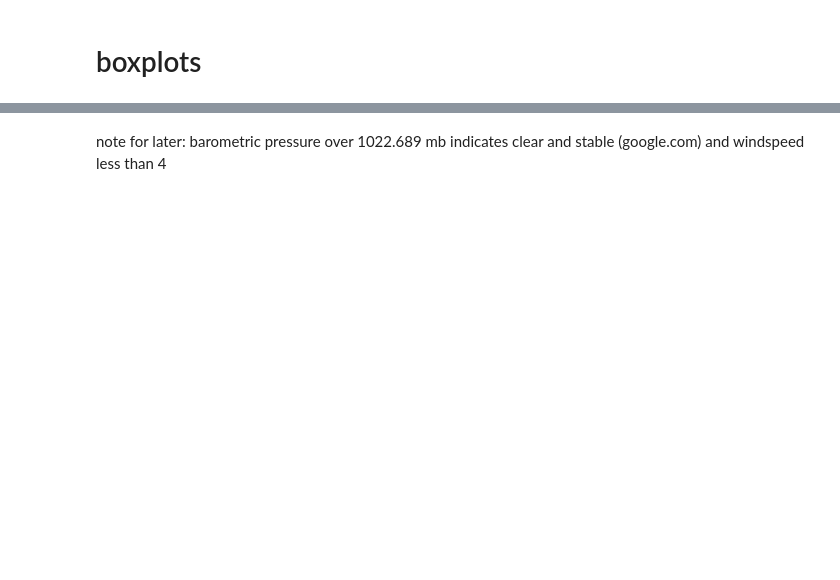
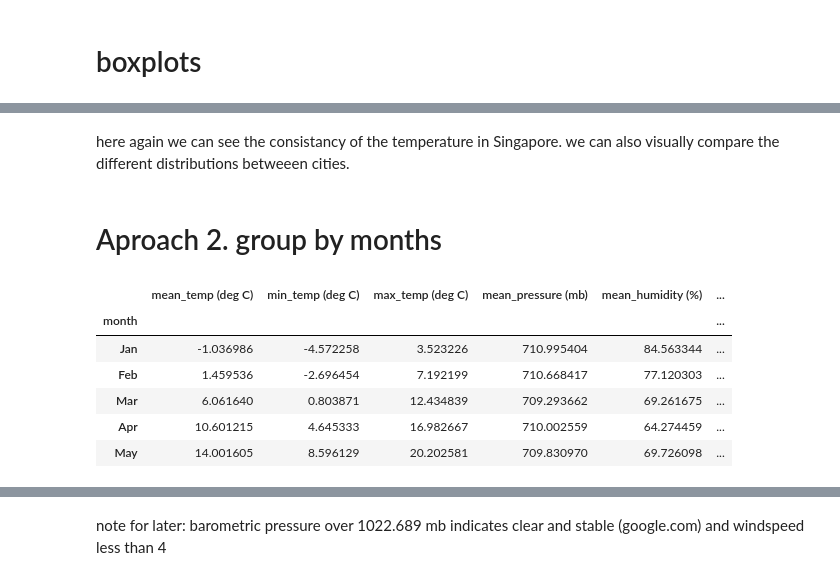
Before and after one commit to dwhew/data_science, a Jupyter notebook: weather.ipynb, the cells around one changed output, grey strips where cells are left out. Drawn from its saved outputs; the diff is of its cells as text; code cells hidden in the pictures; blank space fills up the shorter version.

```diff
--- a/weather.ipynb
+++ b/weather.ipynb
@@ -215,0 +179,5 @@ fig.show()
+# %% [markdown]
+here again we can see the consistancy of the temperature in Singapore.
+we can also visually compare the different distributions betweeen cities.
+# %% [markdown]
+# Aproach 2. group by months
@@ -215,0 +198,10 @@ fig.show()
+# %%
+inndf_months.head()
+# %% [output]
+|  | mean_temp (deg C) | min_temp (deg C) | max_temp (deg C) | mean_pressure (mb) | mean_humidity (%) | ... |
+| month |  |  |  |  |  | ... |
+| Jan | -1.036986 | -4.572258 | 3.523226 | 710.995404 | 84.563344 | ... |
+| Feb | 1.459536 | -2.696454 | 7.192199 | 710.668417 | 77.120303 | ... |
+| Mar | 6.061640 | 0.803871 | 12.434839 | 709.293662 | 69.261675 | ... |
+| Apr | 10.601215 | 4.645333 | 16.982667 | 710.002559 | 64.274459 | ... |
+| May | 14.001605 | 8.596129 | 20.202581 | 709.830970 | 69.726098 | ... |
```
Also changed, not shown: parts of 42 cells of this notebook.
